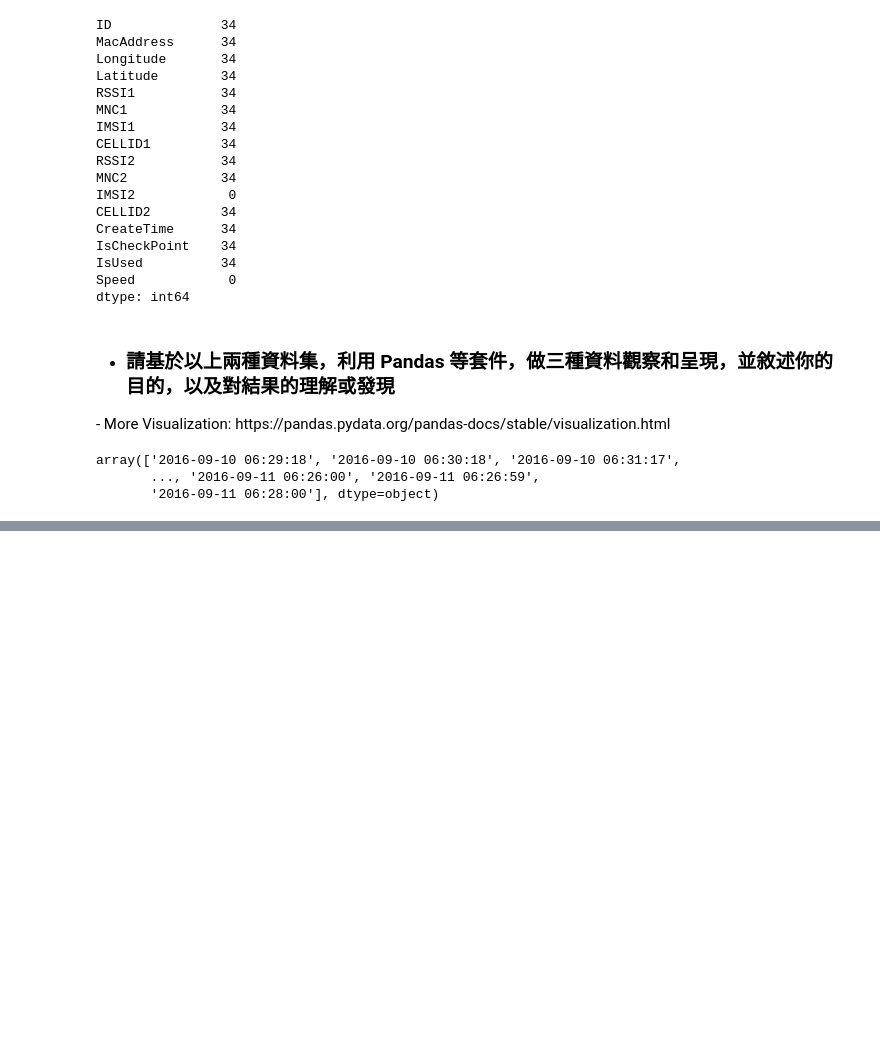
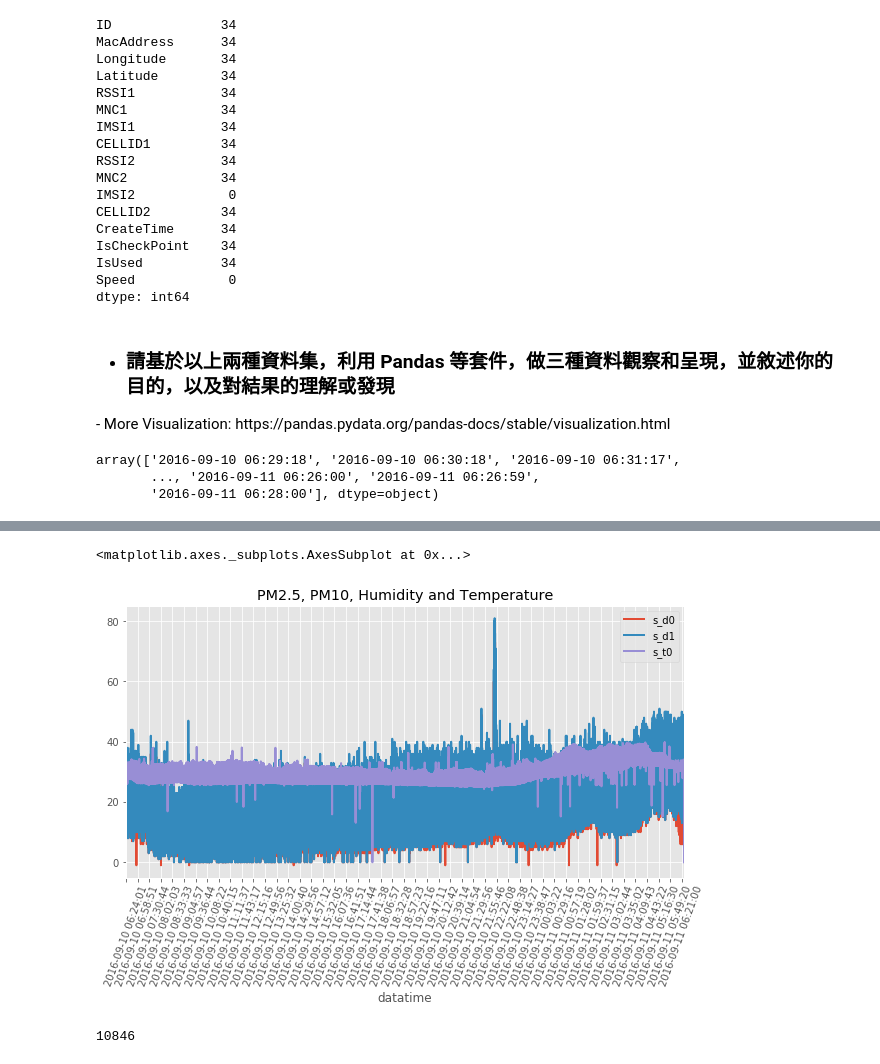
Before and after one commit to Coslate/DataMining_Lab1, a Jupyter notebook: DM106-2 Lab 1-2.ipynb, the cells around one changed output, grey strips where cells are left out. Saved outputs shown, nothing was run; the diff lists cells and outputs as text; code cells hidden in the pictures; blank space fills up the shorter version.

```diff
--- a/DM106-2 Lab 1-2.ipynb
+++ b/DM106-2 Lab 1-2.ipynb
@@ -386,0 +428,11 @@ array(['2016-09-10 06:29:18', '2016-09-10 06:30:18', '2016-09-10 06:31:17',
+# %%
+pm25_datatime_data = pm25_data.groupby('datatime')[['s_d0', 's_d1', 's_t0']].mean()
+size = len(pm25_datatime_data)
+pm25_datatime_data.plot(title = 'PM2.5, PM10, Humidity and Temperature', rot = 70, xticks = range(0, size, int(size/48)))
+# %% [output]
+<matplotlib.axes._subplots.AxesSubplot at 0x...>
+[figure, added]
+# %%
+len(pm25_data.groupby('datatime')[['s_d0', 's_d1', 's_t0']].mean())
+# %% [output]
+10846
```
Also changed, not shown: parts of 13 cells of this notebook, 2 other files.
